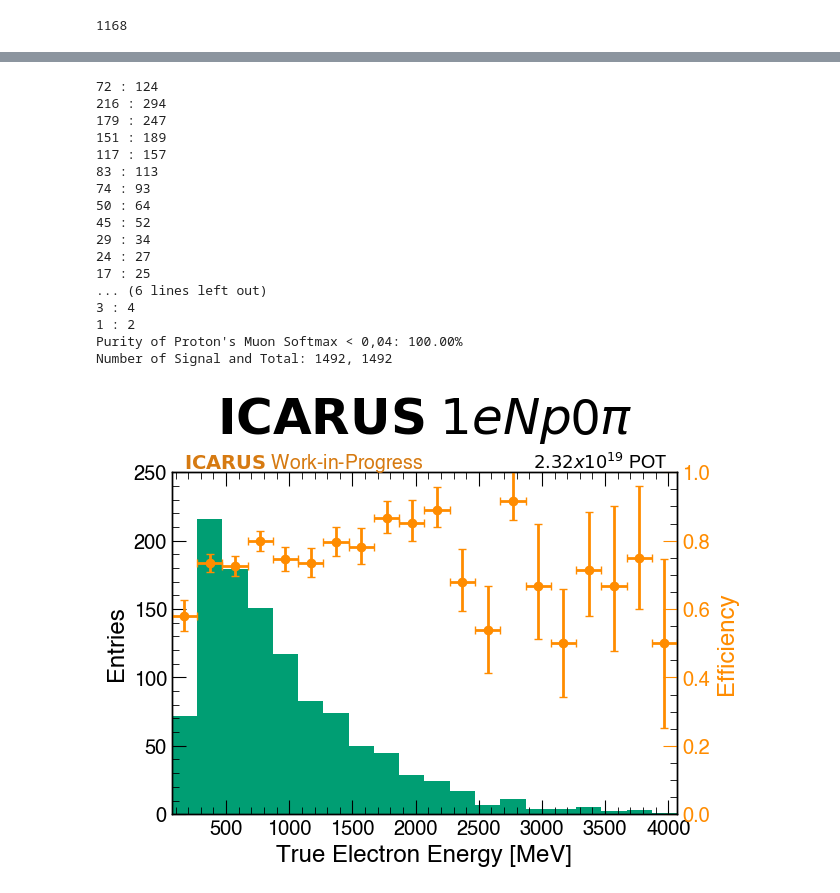
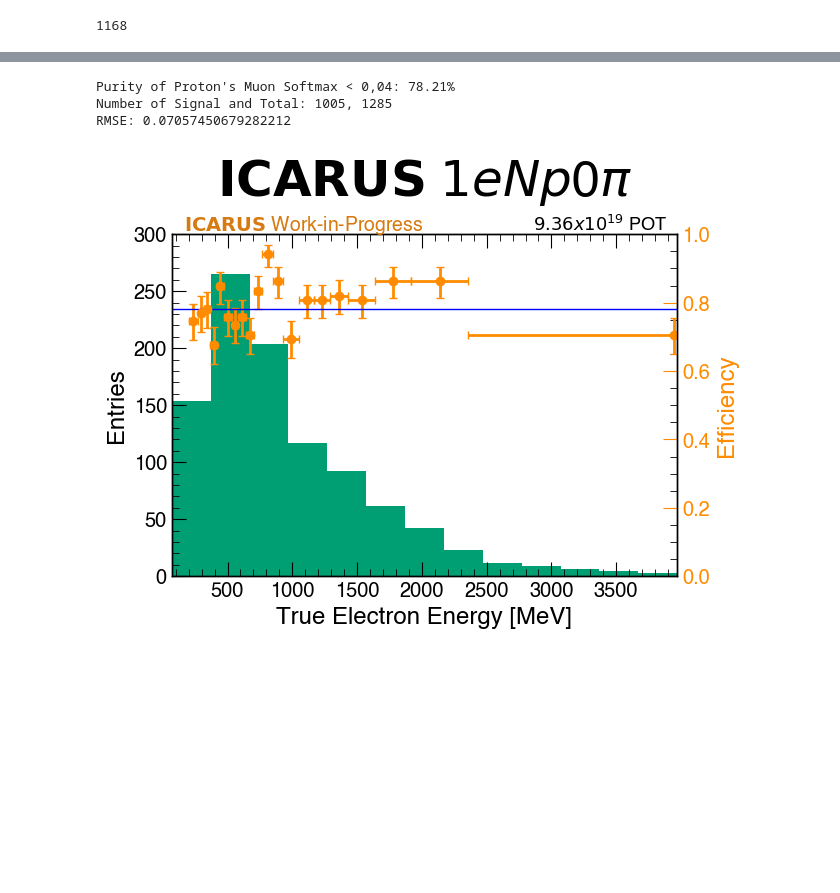
Before and after one commit to dacarber/medulla, a Jupyter notebook: spineplot/Efficiency_plots.ipynb, the cells around one changed output, grey strips where cells are left out. Saved outputs shown, nothing was run; the diff lists cells and outputs as text; code cells hidden in the pictures; blank space fills up the shorter version.

```diff
--- a/spineplot/Efficiency_plots.ipynb
+++ b/spineplot/Efficiency_plots.ipynb
@@ -178,6 +212,11 @@ mask  = (signal['all_1eNp_cut']==1) & (signal['reco_electron_axial_spread'] > 0.
         (signal['reco_electron_dir_spread'] < 0.25) & (signal['reco_electron_conv_dist'] < 7.5)&\
         (signal['reco_proton_softmax'] >0.6) & (signal['reco_proton_muon_softmax'] <0.04)
 cut_muon = signal[mask]
+mask = (cut_muon['true_proton_energy']>60)  & (cut_muon['true_electron_energy']>200)#& (cut_muon['true_opening_angle']< 2.5)
+cut_muon = cut_muon[mask]
+mask  = (signal['true_proton_energy']>60) &(signal['true_electron_energy']>200)  #& (signal['true_opening_angle']< 2.5)
+signal = signal[mask]
+#cut_muon = cut_muon[cut_muon['true_opening_angle']> 2.5]
 # %% [output]
 1168
 # %%
@@ -379,66 +383,61 @@ plt.style.use('styles/muon2024_colorswap.mplstyle')
 
 fig, ax1 = plt.subplots()
 variable = "true_electron_energy"
-bins = [70,4070,200]
+bins = [70,3970,300]
+bins_eff = [70,3970,50]
+purity = len(cut_muon)/(len(signal))
 
-eff, var, unc = get_eff_bins(signal,cut_muon,variable,bins = bins)
-low_error = [sublist[1] for sublist in unc]
-high_error = [sublist[0] for sublist in unc]
+eff, var, unc = get_eff_bins_same(signal,cut_muon,variable,bins = bins_eff)
+low_error = [sublist[0] for sublist in unc]
+high_error = [sublist[1] for sublist in unc]
 y_err = [np.array(low_error),np.array(high_error)]
 widths = [bins[2]]*len(eff)
-
+x_err = []
+scatter_x = []
 ax1.hist(cut_muon[variable],bins=int((bins[1]-bins[0])/bins[2]),range=(bins[0], bins[1]),color = '#009E73', label='Signal')
 scatter_y = eff  # Put points slightly above the highest bin
-scatter_x = var
-x_err = bins[2]/2
+for sublist in var:
+    scatter_x.append((sublist[1]-sublist[0])/2 + sublist[0])
+
+    x_err.append((sublist[1]-sublist[0])/2)
+
 ax2 = ax1.twinx()
 ax2.errorbar(scatter_x, scatter_y,yerr=y_err,xerr=x_err, capsize=3, color='darkorange',fmt='o', label='Efficiency')
+ax2.hlines(y=purity, xmin=0, xmax=10000, color='b', linestyle='-', linewidth=1)
 ax2.tick_params(axis='y', colors='darkorange')
 ax1.set_xlabel("True Electron Energy [MeV]")
 ax2.set_ylabel("Efficiency",color = 'darkorange')
 ax1.set_ylabel("Entries")
 plt.title(r"$\bf{ICARUS}$ $1eNp$0$\pi$")
 plt.xlim(bins[0], bins[1])
-ax1.set_ylim(0, 250)
+ax1.set_ylim(0, 300)
 ax2.set_ylim(0, 1)
 yrange = [0,1]
 usey = yrange[1] + 0.01*(yrange[1] - yrange[0]) + 0*(yrange[1] - yrange[0])
 xrange = [bins[0],bins[1]]
 usex = xrange[0] + 0.025*(xrange[1] - xrange[0]) + 0*(xrange[1] - xrange[0])
 plt.text(x=usex, y=usey, s=r"$\bf{ICARUS}$ Work-in-Progress", fontsize=14, color='#d67a11')
 usey = yrange[1] + 0.01*(yrange[1] - yrange[0]) + 0*(yrange[1] - yrange[0])
 usex = xrange[1] - 0.02*(xrange[1] - xrange[0])
-plt.text(x=usex, y=usey, s=r"$2.32x10^{19}$ POT", fontsize=13, color='black', horizontalalignment='right')
+plt.text(x=usex, y=usey, s=r"$9.36x10^{19}$ POT", fontsize=13, color='black', horizontalalignment='right')
 
 # Set legend
 #plt.legend(handles_reordered, labels_reordered)
 
 #plt.show()
-plt.savefig("/Users/danielcarber/Documents/ICARUS/NuMI_Nue/Plots/True_electron_electron_eff.png")
+plt.savefig("/Users/danielcarber/Documents/ICARUS/NuMI_Nue/Plots/Efficiency_plots/True_electron_energy.png")
 
 
-purity = len(signal)/(len(mc_df))
+
 print(f"Purity of Proton's Muon Softmax < 0,04: {purity*100:.2f}%")
-print(f"Number of Signal and Total: {len(signal)}, {len(mc_df)}")
+print(f"Number of Signal and Total: {len(cut_muon)}, {len(signal)}")
+rmse = np.sqrt(np.mean(np.subtract(purity,scatter_y) ** 2))
+print("RMSE:",rmse)
 # %% [output]
-72 : 124
-216 : 294
-179 : 247
-151 : 189
-117 : 157
-83 : 113
-74 : 93
-50 : 64
-45 : 52
-29 : 34
-24 : 27
-17 : 25
-... (6 lines left out)
-3 : 4
-1 : 2
-Purity of Proton's Muon Softmax < 0,04: 100.00%
-Number of Signal and Total: 1492, 1492
+Purity of Proton's Muon Softmax < 0,04: 78.21%
+Number of Signal and Total: 1005, 1285
+RMSE: 0.07057450679282212
-[figure, old version]
+[figure, new version]
 # %%
 plt.style.use('styles/muon2024_colorswap.mplstyle')
 
```
Also changed, not shown: parts of 16 cells of this notebook, 7 other files.
